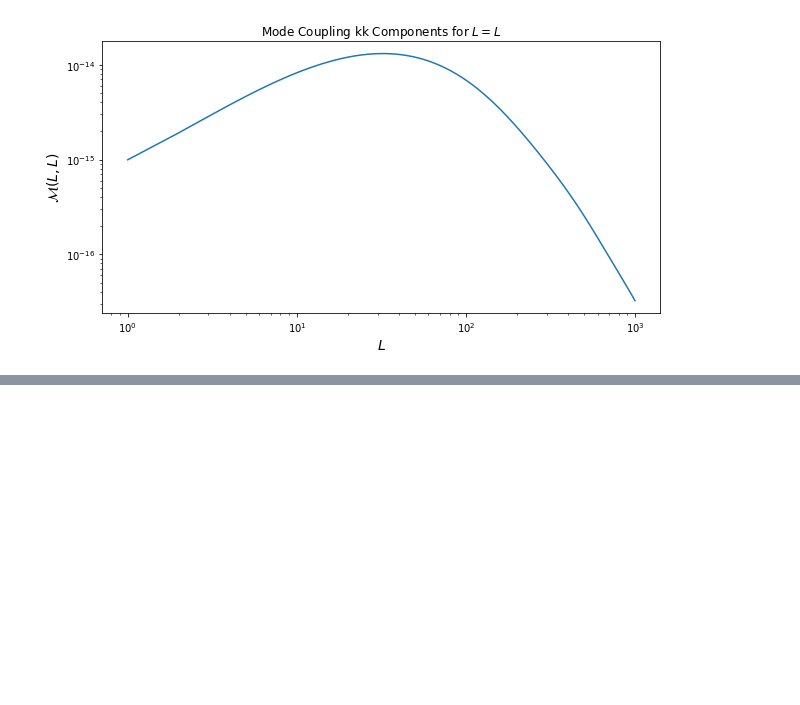
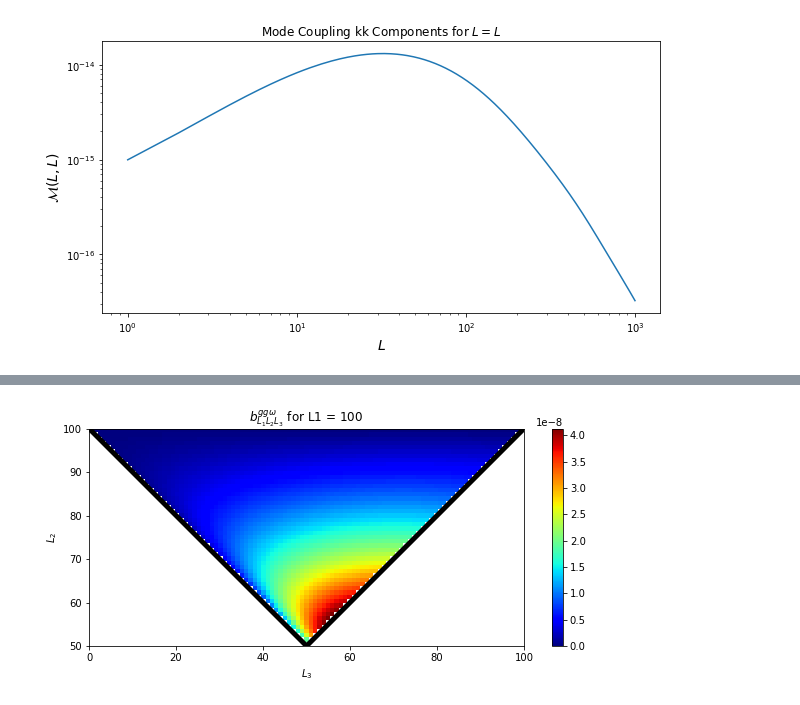
Before and after one commit to mfrobertson/omegaQE, a Jupyter notebook: kkomega/LSS.ipynb, the cells around one changed output, grey strips where cells are left out. Saved outputs shown, nothing was run; the diff lists cells and outputs as text; code cells hidden in the pictures; blank space fills up the shorter version.

```diff
--- a/kkomega/LSS.ipynb
+++ b/kkomega/LSS.ipynb
@@ -165,0 +238,31 @@ plt.show()
+# %%
+plt.rcParams['figure.figsize'] = [10,4]
+def slice_plot(L1, steps, bispectrum = "rot", interpolation="nearest"):
+    bi_slice = get_bi_slice(L1, steps, typ=bispectrum)
+    masked_slice = np.ma.array(bi_slice, mask=np.isnan(bi_slice))
+    plt.figure()
+    cmap = matplotlib.cm.jet
+    cmap = matplotlib.cm.get_cmap("jet").copy()
+    cmap.set_bad('white',1.)
+    plt.imshow(masked_slice[L1//2:, :], interpolation=interpolation, cmap=cmap, origin='lower', extent=[0, L1, L1//2, L1])
+    plt.colorbar()
+
+    x = np.arange(0,L1 + 1, steps)
+    y = np.concatenate((np.arange(L1, L1//2, -steps), np.arange(L1//2, L1 + 1, steps)))
+    plt.plot(x,y, linewidth=5, color='k')
+    plt.xlabel("$L_3$")
+    plt.ylabel("$L_2$")
+    if bispectrum == "rot":
+        plt.title(f"$b^{{\kappa\kappa\omega}}_{{L_1L_2L_3}}$ for L1 = {L1}")
+    elif bispectrum == "conv":
+        plt.title(f"$b^{{\kappa\kappa\kappa}}_{{L_1L_2L_3}}$ for L1 = {L1}")
+    elif bispectrum == "ggw":
+        plt.title(f"$b^{{gg\omega}}_{{L_1L_2L_3}}$ for L1 = {L1}")
+    elif bispectrum == "gkw":
+        plt.title(f"$b^{{g\kappa\omega}}_{{L_1L_2L_3}}$ for L1 = {L1}")
+# %%
+L1 = 100
+slice_plot(L1, steps=1, bispectrum="ggw")
+plt.show()
+# %% [output]
+[figure, added]
```
Also changed, not shown: parts of 18 cells of this notebook, 1 other file.
